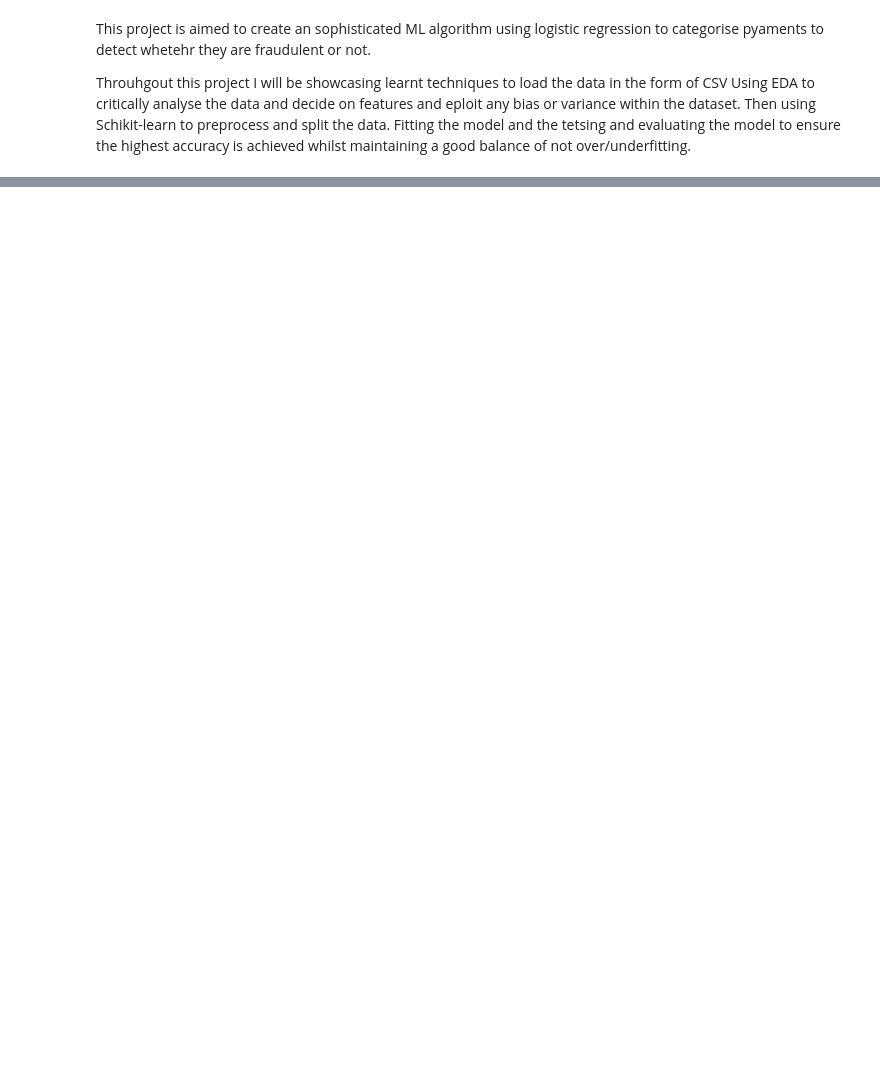
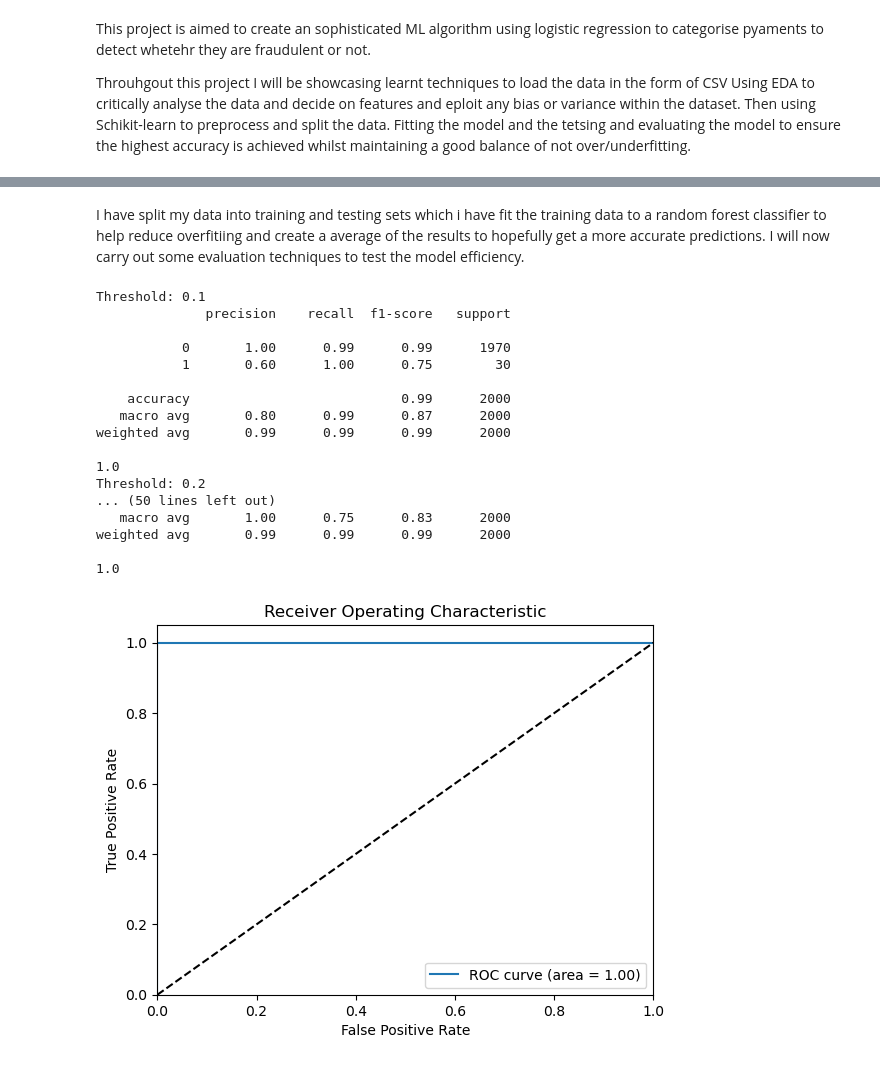
Before and after one commit to StanSouthwick/eportfolio_Stanley-Southwick, a Jupyter notebook: MSc AI/Exercises/Module 1 - Computing/Unit 6/Credit card fraud detection/Fraud_detection_alogrithm.ipynb, the cells around one changed output, grey strips where cells are left out. Saved outputs shown, nothing was run; the diff lists cells and outputs as text; code cells hidden in the pictures; blank space fills up the shorter version.

```diff
--- a/MSc AI/Exercises/Module 1 - Computing/Unit 6/Credit card fraud detection/Fraud_detection_alogrithm.ipynb
+++ b/MSc AI/Exercises/Module 1 - Computing/Unit 6/Credit card fraud detection/Fraud_detection_alogrithm.ipynb
@@ -50,0 +102,60 @@ Upon loading and inspecting the data I can see that the imbalance of fraud to no
+# %% [markdown]
+I have split my data into training and testing sets which i have fit the training data to a random forest classifier to help reduce overfitiing and create a average of the results to hopefully get a more accurate predictions. I will now carry out some evaluation techniques to test the model efficiency.
+# %%
+#Created predictions and probabilities for the test set to adjust the threshold for classification if needed
+y_proba = model.predict_proba(X_test)[:, 1]
+#y_pred = (y_proba >= 0.5).astype(int)
+
+# Evaluation tecniques
+
+#print(classification_report(y_test, y_pred))
+
+# Confusion matrix - TP, FP, TN, FN
+
+#print(confusion_matrix(y_test, y_pred))
+
+# ROC AUC Score
+#roc_auc = roc_auc_score(y_test, y_proba)
+#print(f"ROC AUC Score: {roc_auc}")
+
+thresholds = [0.1, 0.2, 0.25, 0.3, 0.4, 0.5]
+for threshold in thresholds:
+    y_pred_optimisation = (y_proba >= threshold).astype(int)
+    print(f"Threshold: {threshold}")
+    print(classification_report(y_test, y_pred_optimisation))
+    print(roc_auc_score(y_test, y_proba))
+
+
+
+
+#ROC Curve
+fpr, tpr, _ = roc_curve(y_test, y_proba)
+plt.figure()
+plt.plot(fpr, tpr, label='ROC curve (area = %0.2f)' % roc_auc)
+plt.plot([0, 1], [0, 1], 'k--')
+plt.xlim([0.0, 1.0])
+plt.ylim([0.0, 1.05])
+plt.xlabel('False Positive Rate')
+plt.ylabel('True Positive Rate')
+plt.title('Receiver Operating Characteristic')
+plt.legend(loc="lower right")
+plt.show()
+# %% [output]
+Threshold: 0.1
+              precision    recall  f1-score   support
+
+           0       1.00      0.99      0.99      1970
+           1       0.60      1.00      0.75        30
+
+    accuracy                           0.99      2000
+   macro avg       0.80      0.99      0.87      2000
+weighted avg       0.99      0.99      0.99      2000
+
+1.0
+Threshold: 0.2
+... (50 lines left out)
+   macro avg       1.00      0.75      0.83      2000
+weighted avg       0.99      0.99      0.99      2000
+
+1.0
+[figure, added]
```
Also changed, not shown: parts of 5 cells of this notebook, 1 other file.
